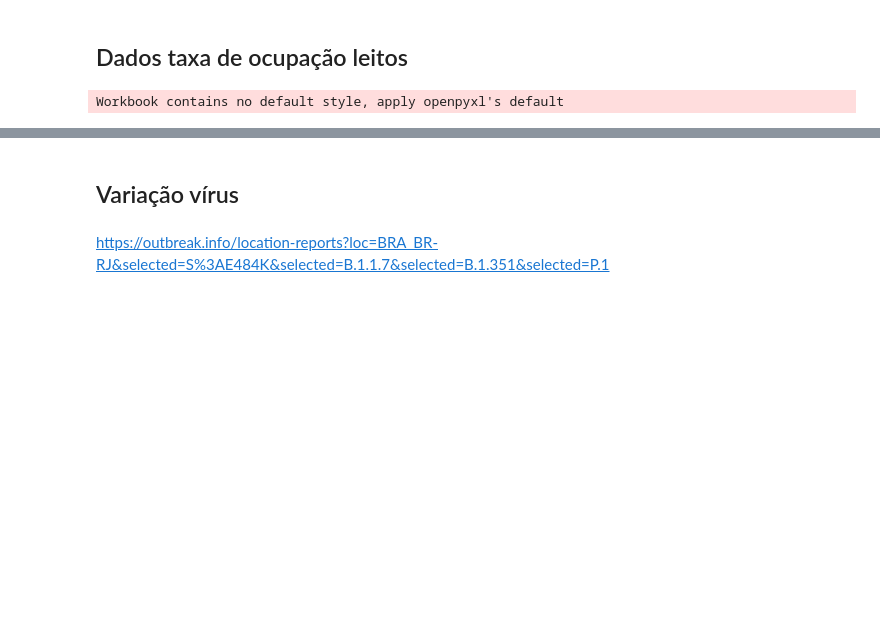
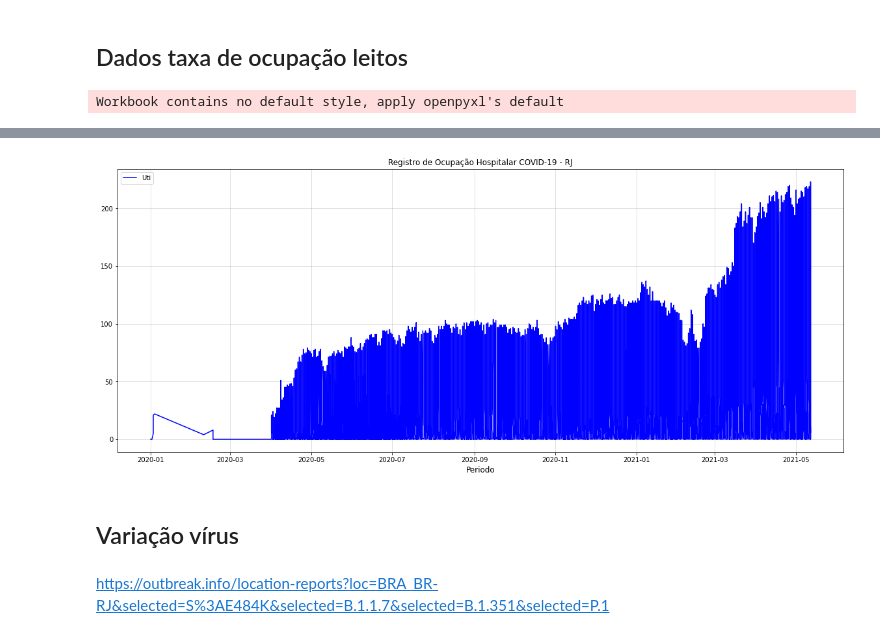
Before and after one commit to fbosousa/covid19, a Jupyter notebook: dados_rj.ipynb, the cells around one changed output, grey strips where cells are left out. Saved outputs shown, nothing was run; the diff lists cells and outputs as text; code cells hidden in the pictures; blank space fills up the shorter version.

```diff
--- a/dados_rj.ipynb
+++ b/dados_rj.ipynb
@@ -287,0 +293,13 @@ plt.show()
+# %%
+fields = ["_id","cnes","origem","_p_usuario","validado", "excluido","_created_at","_updated_at"]
+
+data_sus = pd.read_csv('data/RJ/esus-vepi.LeitoOcupacao.csv',low_memory=False)
+data_sus.drop(fields,axis='columns',inplace=True)
+# %%
+
+data_sus['dataNotificacao'] = pd.to_datetime(data_sus['dataNotificacao'],format='%Y-%m-%d')
+data_sus = data_sus.set_index('dataNotificacao')
+data_sus = data_sus.sort_index()
+data_sus = data_sus.query('municipio == "Rio de Janeiro"')
+data_sus = data_sus.head(data_sus.shape[0] -1)
+data_sus
@@ -287,0 +321,17 @@ plt.show()
+# %%
+fig,ax= plt.subplots(figsize = (20, 8))
+ax.plot(data_sus['ocupacaoConfirmadoUti'], color = "blue", label = "Uti")
+#ax.plot(tracker_data['GovernmentResponseIndex'], color = "black", label = "GovernmentResponseIndex")
+#ax.plot(tracker_data['ContainmentHealthIndex'], color = "red", label = "ContainmentHealthIndex")
+ax.grid(alpha = .5)
+xtick_location = np.arange(0, len(tracker_data), step=14)
+xtick_labels =tracker_data.index[::14]
+#ax.set_xticks(xtick_location)
+#ax.set_xticklabels(xtick_labels.values.astype('M8[D]'), rotation=90, fontdict={'horizontalalignment': 'center', 'verticalalignment': 'center_baseline'})
+#ax.set_ylabel('',fontsize = 12)
+ax.set_xlabel('Periodo',fontsize = 12)
+ax.set_title("Registro de Ocupação Hospitalar COVID-19 - RJ", fontsize = 12)
+ax.legend(loc = "upper left", fontsize = 10)
+plt.show()
+# %% [output]
+[figure, added]
```
Also changed, not shown: parts of 20 cells of this notebook.
